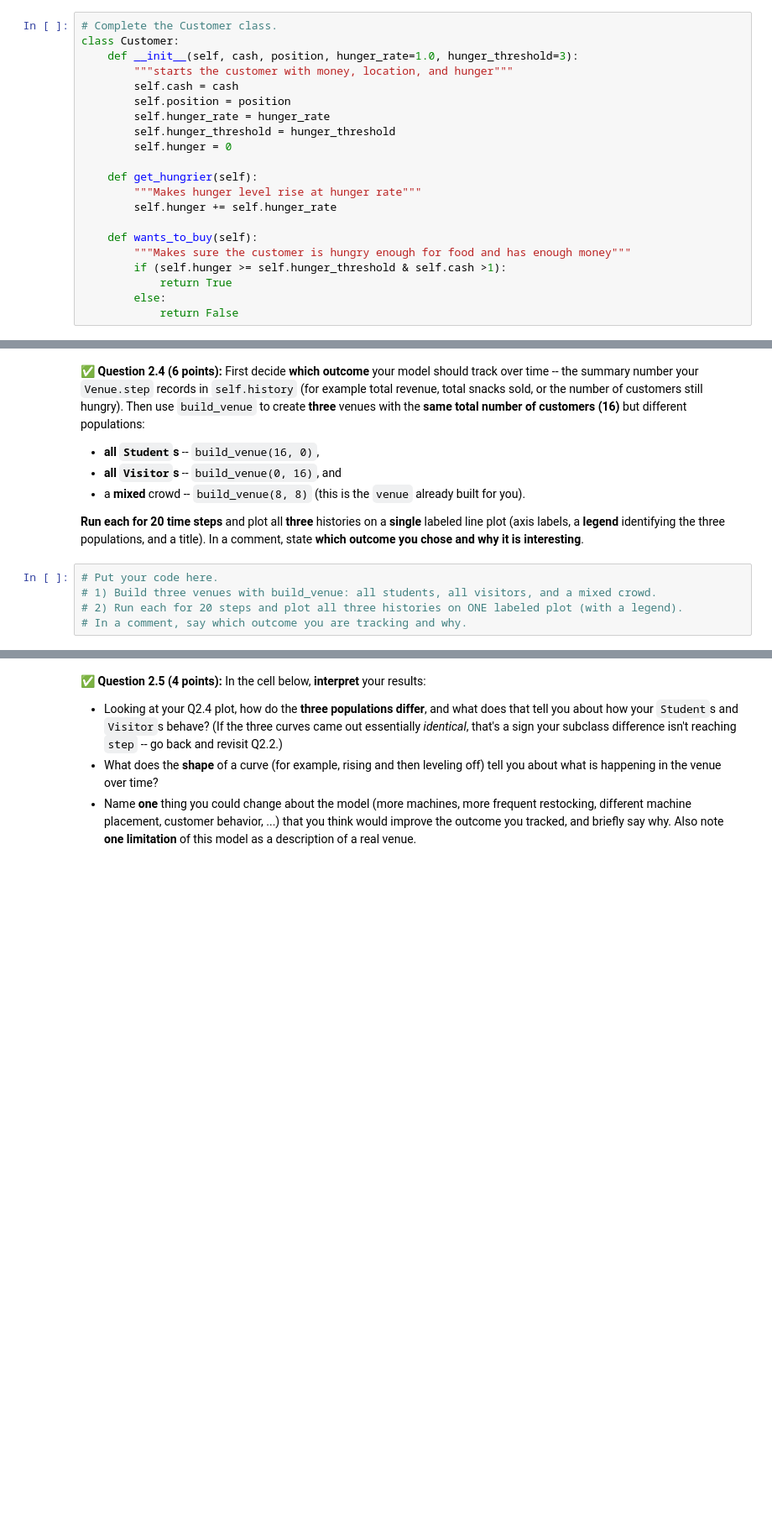
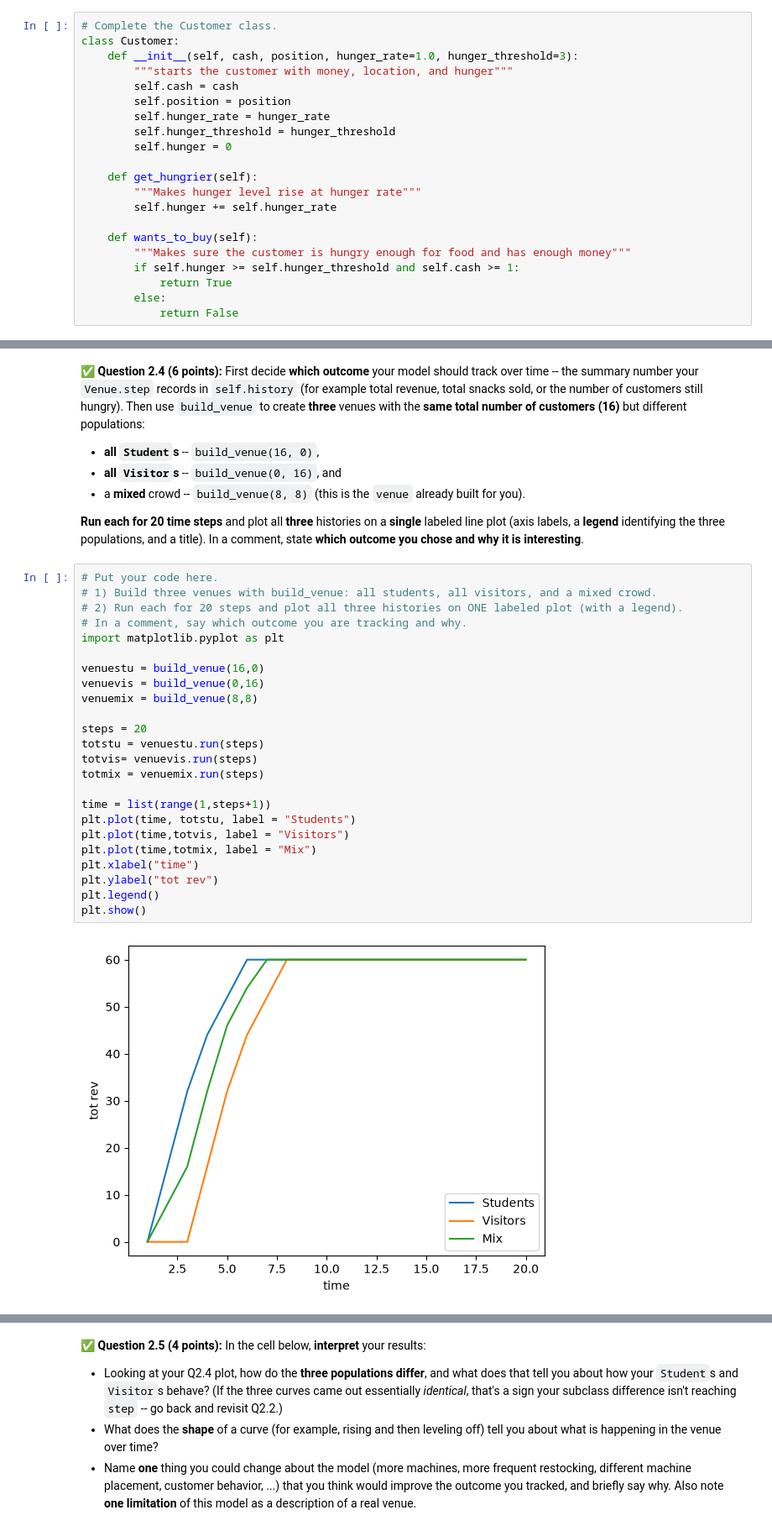
Before and after one commit to matthoppy07-dev/CMSE-202-f26-turnin, a Jupyter notebook: hw-02/HW02-ABMandGraphTheory-STUDENT.ipynb, the cells around one changed output, grey strips where cells are left out. Shown at 84% size. Cells and saved outputs as stored; diff of their text form; blank space fills up the shorter version.

```diff
--- a/hw-02/HW02-ABMandGraphTheory-STUDENT.ipynb
+++ b/hw-02/HW02-ABMandGraphTheory-STUDENT.ipynb
@@ -167,7 +174,7 @@ class Customer:
 
     def wants_to_buy(self):
         """Makes sure the customer is hungry enough for food and has enough money"""
-        if (self.hunger >= self.hunger_threshold & self.cash >1):
+        if self.hunger >= self.hunger_threshold and self.cash >= 1:
             return True
         else:
             return False
@@ -350,8 +387,29 @@ you chose and why it is interesting**.
 # %%
 # Put your code here.
 # 1) Build three venues with build_venue: all students, all visitors, and a mixed crowd.
 # 2) Run each for 20 steps and plot all three histories on ONE labeled plot (with a legend).
 # In a comment, say which outcome you are tracking and why.
+import matplotlib.pyplot as plt
+
+venuestu = build_venue(16,0)
+venuevis = build_venue(0,16)
+venuemix = build_venue(8,8)
+
+steps = 20
+totstu = venuestu.run(steps)
+totvis= venuevis.run(steps)
+totmix = venuemix.run(steps)
+
+time = list(range(1,steps+1))
+plt.plot(time, totstu, label = "Students")
+plt.plot(time,totvis, label = "Visitors")
+plt.plot(time,totmix, label = "Mix")
+plt.xlabel("time")
+plt.ylabel("tot rev")
+plt.legend()
+plt.show()
+# %% [output]
+[figure, added]
 # %% [markdown]
 <!-- END QUESTION -->
 <!-- DO NOT MODIFY OR DELETE THIS CELL -->
```
Also changed, not shown: parts of 14 cells of this notebook.
